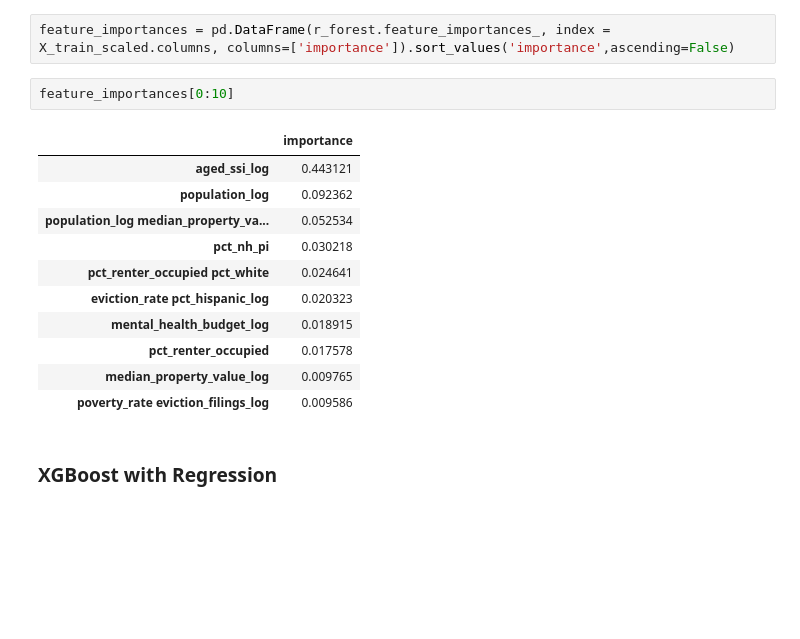
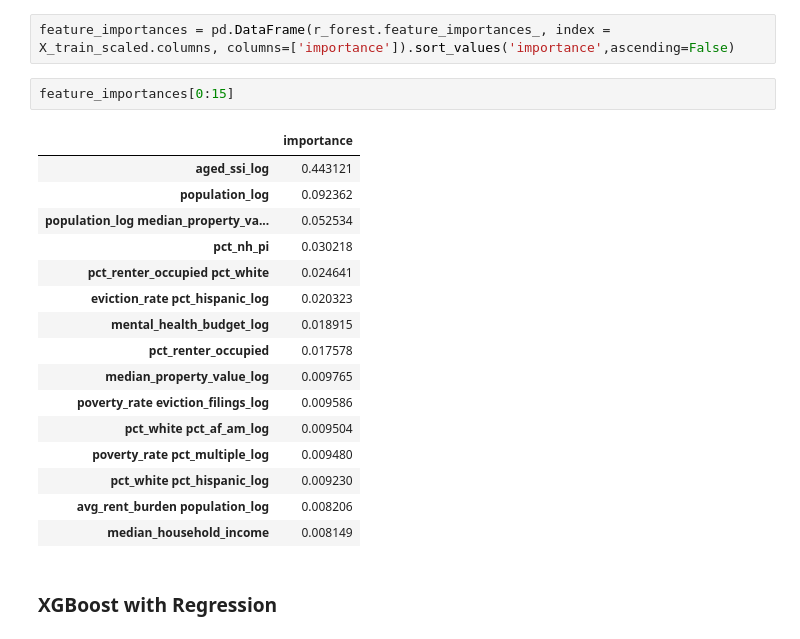
Before and after one commit to windyseng/predicting_homelessness, a Jupyter notebook: predict_homeless_4.ipynb, the cells around one changed output. Saved outputs shown, nothing was run; the diff lists cells and outputs as text; blank space fills up the shorter version.

```diff
--- a/predict_homeless_4.ipynb
+++ b/predict_homeless_4.ipynb
@@ -750,19 +764,24 @@ array([5.08710952e-03, 4.64460427e-03, 8.14883895e-03, 6.09608798e-03,
 # %%
 feature_importances = pd.DataFrame(r_forest.feature_importances_, index = X_train_scaled.columns, columns=['importance']).sort_values('importance',ascending=False)
 # %%
-feature_importances[0:10]
+feature_importances[0:15]
 # %% [output]
 |  | importance |
 | aged_ssi_log | 0.443121 |
 | population_log | 0.092362 |
 | population_log median_property_va... | 0.052534 |
 | pct_nh_pi | 0.030218 |
 | pct_renter_occupied pct_white | 0.024641 |
 | eviction_rate pct_hispanic_log | 0.020323 |
 | mental_health_budget_log | 0.018915 |
 | pct_renter_occupied | 0.017578 |
 | median_property_value_log | 0.009765 |
 | poverty_rate eviction_filings_log | 0.009586 |
+| pct_white pct_af_am_log | 0.009504 |
+| poverty_rate pct_multiple_log | 0.009480 |
+| pct_white pct_hispanic_log | 0.009230 |
+| avg_rent_burden population_log | 0.008206 |
+| median_household_income | 0.008149 |
 # %% [markdown]
 ### XGBoost with Regression
 # %%
```
Also changed, not shown: parts of 8 cells of this notebook, 1 other file.
